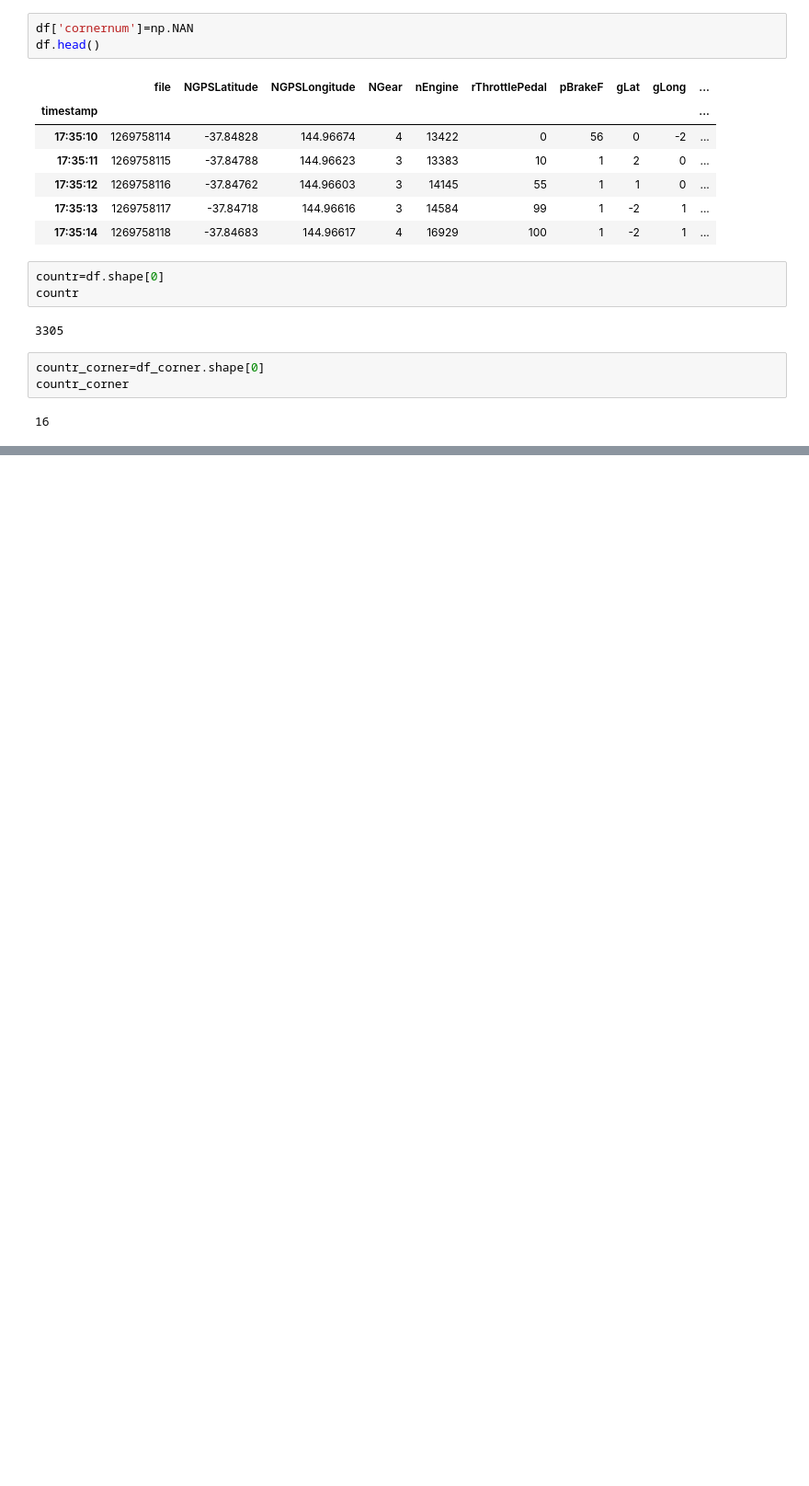
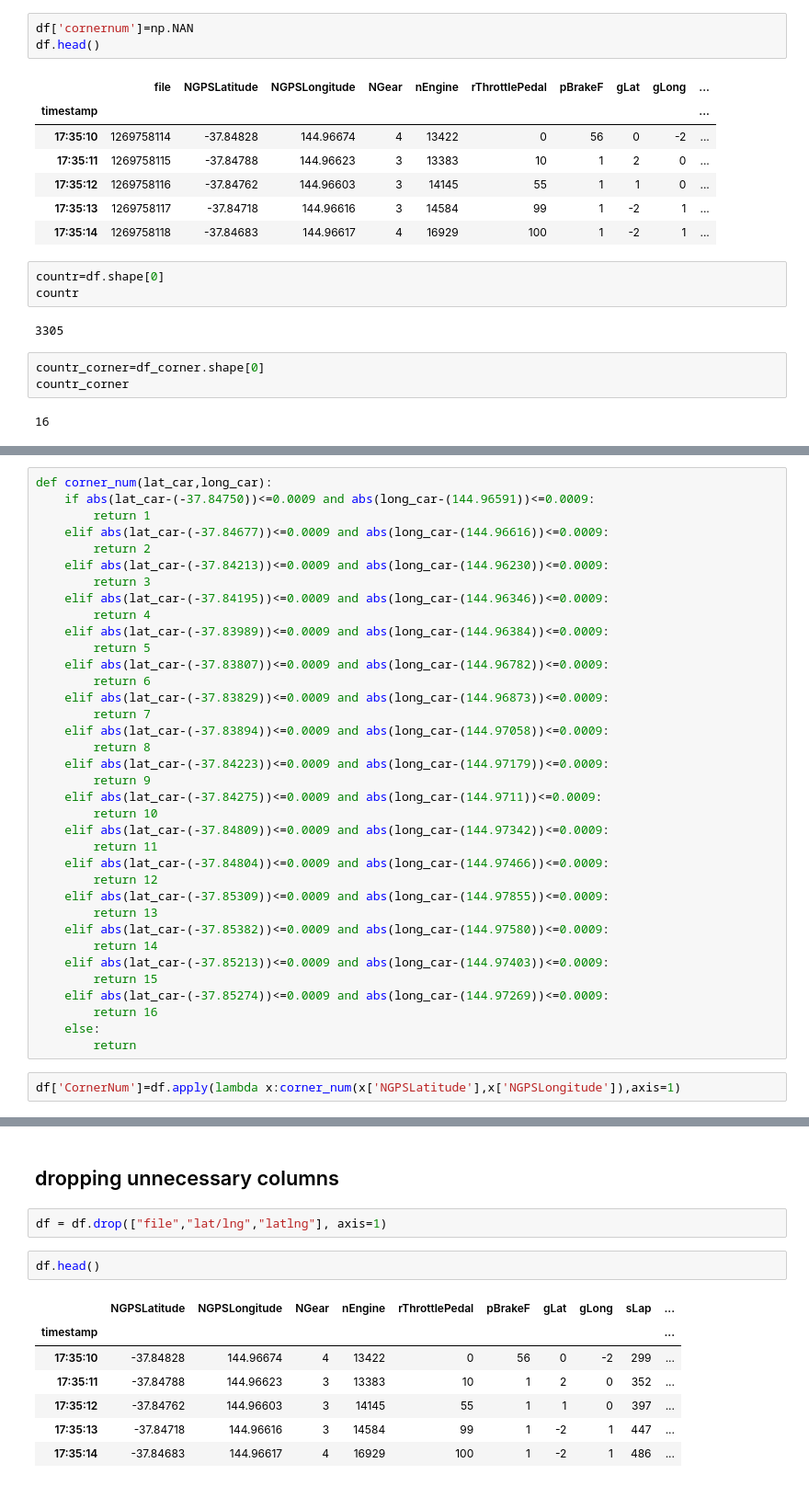
Before and after one commit to manaswimishra/F1-Australia-JB-data, a Jupyter notebook: Jenson Button F1 Telemetry.ipynb, the cells around one changed output, grey strips where cells are left out. Shown at 92% size. Saved outputs shown, nothing was run; the diff lists cells and outputs as text; blank space fills up the shorter version.

```diff
--- a/Jenson Button F1 Telemetry.ipynb
+++ b/Jenson Button F1 Telemetry.ipynb
@@ -124,0 +124,38 @@ ValueError: Location based indexing can only have [integer, integer slice (START
+# %%
+def corner_num(lat_car,long_car):
+    if abs(lat_car-(-37.84750))<=0.0009 and abs(long_car-(144.96591))<=0.0009:
+        return 1
+    elif abs(lat_car-(-37.84677))<=0.0009 and abs(long_car-(144.96616))<=0.0009:
+        return 2
+    elif abs(lat_car-(-37.84213))<=0.0009 and abs(long_car-(144.96230))<=0.0009:
+        return 3
+    elif abs(lat_car-(-37.84195))<=0.0009 and abs(long_car-(144.96346))<=0.0009:
+        return 4
+    elif abs(lat_car-(-37.83989))<=0.0009 and abs(long_car-(144.96384))<=0.0009:
+        return 5
+    elif abs(lat_car-(-37.83807))<=0.0009 and abs(long_car-(144.96782))<=0.0009:
+        return 6
+    elif abs(lat_car-(-37.83829))<=0.0009 and abs(long_car-(144.96873))<=0.0009:
+        return 7
+    elif abs(lat_car-(-37.83894))<=0.0009 and abs(long_car-(144.97058))<=0.0009:
+        return 8
+    elif abs(lat_car-(-37.84223))<=0.0009 and abs(long_car-(144.97179))<=0.0009:
+        return 9
+    elif abs(lat_car-(-37.84275))<=0.0009 and abs(long_car-(144.9711))<=0.0009:
+        return 10
+    elif abs(lat_car-(-37.84809))<=0.0009 and abs(long_car-(144.97342))<=0.0009:
+        return 11
+    elif abs(lat_car-(-37.84804))<=0.0009 and abs(long_car-(144.97466))<=0.0009:
+        return 12
+    elif abs(lat_car-(-37.85309))<=0.0009 and abs(long_car-(144.97855))<=0.0009:
+        return 13
+    elif abs(lat_car-(-37.85382))<=0.0009 and abs(long_car-(144.97580))<=0.0009:
+        return 14
+    elif abs(lat_car-(-37.85213))<=0.0009 and abs(long_car-(144.97403))<=0.0009:
+        return 15
+    elif abs(lat_car-(-37.85274))<=0.0009 and abs(long_car-(144.97269))<=0.0009:
+        return 16
+    else:
+        return
+# %%
+df['CornerNum']=df.apply(lambda x:corner_num(x['NGPSLatitude'],x['NGPSLongitude']),axis=1)
@@ -124,0 +172,14 @@ ValueError: Location based indexing can only have [integer, integer slice (START
+# %% [markdown]
+## dropping unnecessary columns
+# %%
+df = df.drop(["file","lat/lng","latlng"], axis=1)
+# %%
+df.head()
+# %% [output]
+|  | NGPSLatitude | NGPSLongitude | NGear | nEngine | rThrottlePedal | pBrakeF | gLat | gLong | sLap | ... |
+| timestamp |  |  |  |  |  |  |  |  |  | ... |
+| 17:35:10 | -37.84828 | 144.96674 | 4 | 13422 | 0 | 56 | 0 | -2 | 299 | ... |
+| 17:35:11 | -37.84788 | 144.96623 | 3 | 13383 | 10 | 1 | 2 | 0 | 352 | ... |
+| 17:35:12 | -37.84762 | 144.96603 | 3 | 14145 | 55 | 1 | 1 | 0 | 397 | ... |
+| 17:35:13 | -37.84718 | 144.96616 | 3 | 14584 | 99 | 1 | -2 | 1 | 447 | ... |
+| 17:35:14 | -37.84683 | 144.96617 | 4 | 16929 | 100 | 1 | -2 | 1 | 486 | ... |
```
Also changed, not shown: parts of 14 cells of this notebook.
